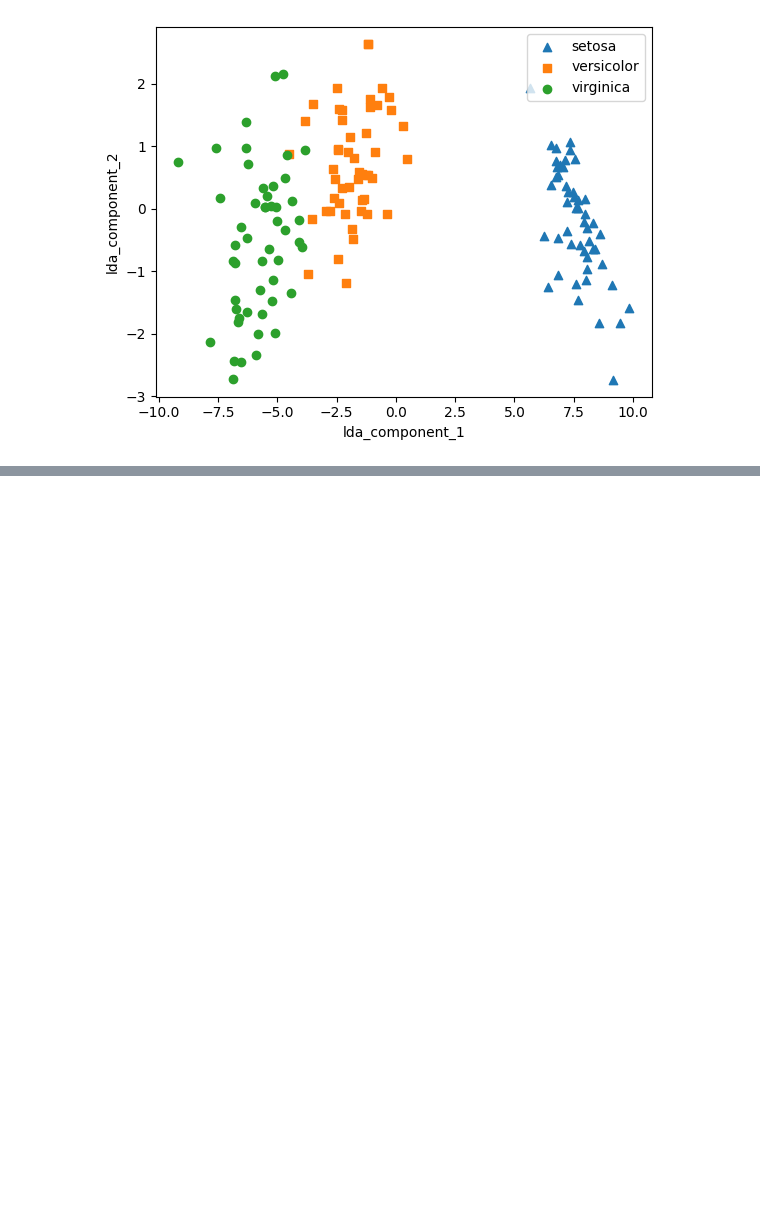
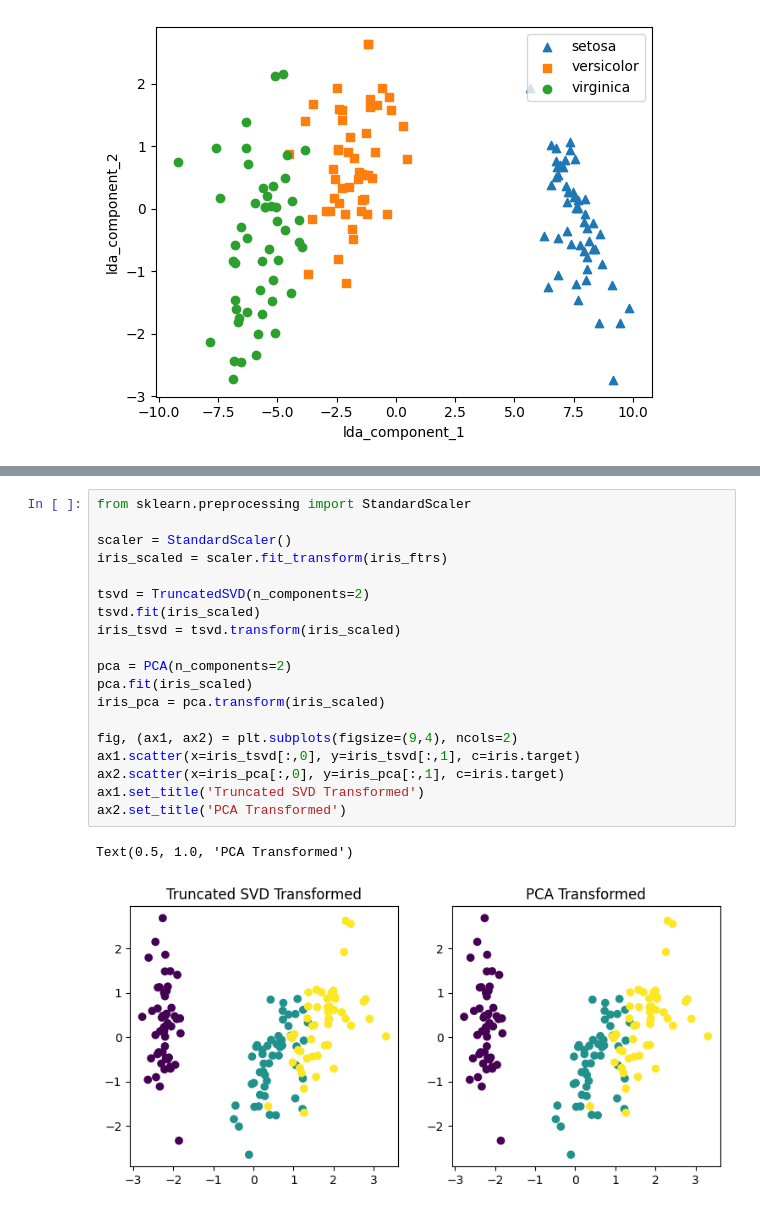
Before and after one commit to kclab922/machine-learning, a Jupyter notebook: 06_차원_축소.ipynb, the cells around one changed output, grey strips where cells are left out. Drawn from its saved outputs; the diff is of its cells as text; blank space fills up the shorter version.

```diff
--- a/06_차원_축소.ipynb
+++ b/06_차원_축소.ipynb
@@ -279,0 +393,22 @@ plt.show()
+# %%
+from sklearn.preprocessing import StandardScaler
+
+scaler = StandardScaler()
+iris_scaled = scaler.fit_transform(iris_ftrs)
+
+tsvd = TruncatedSVD(n_components=2)
+tsvd.fit(iris_scaled)
+iris_tsvd = tsvd.transform(iris_scaled)
+
+pca = PCA(n_components=2)
+pca.fit(iris_scaled)
+iris_pca = pca.transform(iris_scaled)
+
+fig, (ax1, ax2) = plt.subplots(figsize=(9,4), ncols=2)
+ax1.scatter(x=iris_tsvd[:,0], y=iris_tsvd[:,1], c=iris.target)
+ax2.scatter(x=iris_pca[:,0], y=iris_pca[:,1], c=iris.target)
+ax1.set_title('Truncated SVD Transformed')
+ax2.set_title('PCA Transformed')
+# %% [output]
+Text(0.5, 1.0, 'PCA Transformed')
+[figure, added]
```
Also changed, not shown: parts of 10 cells of this notebook.
